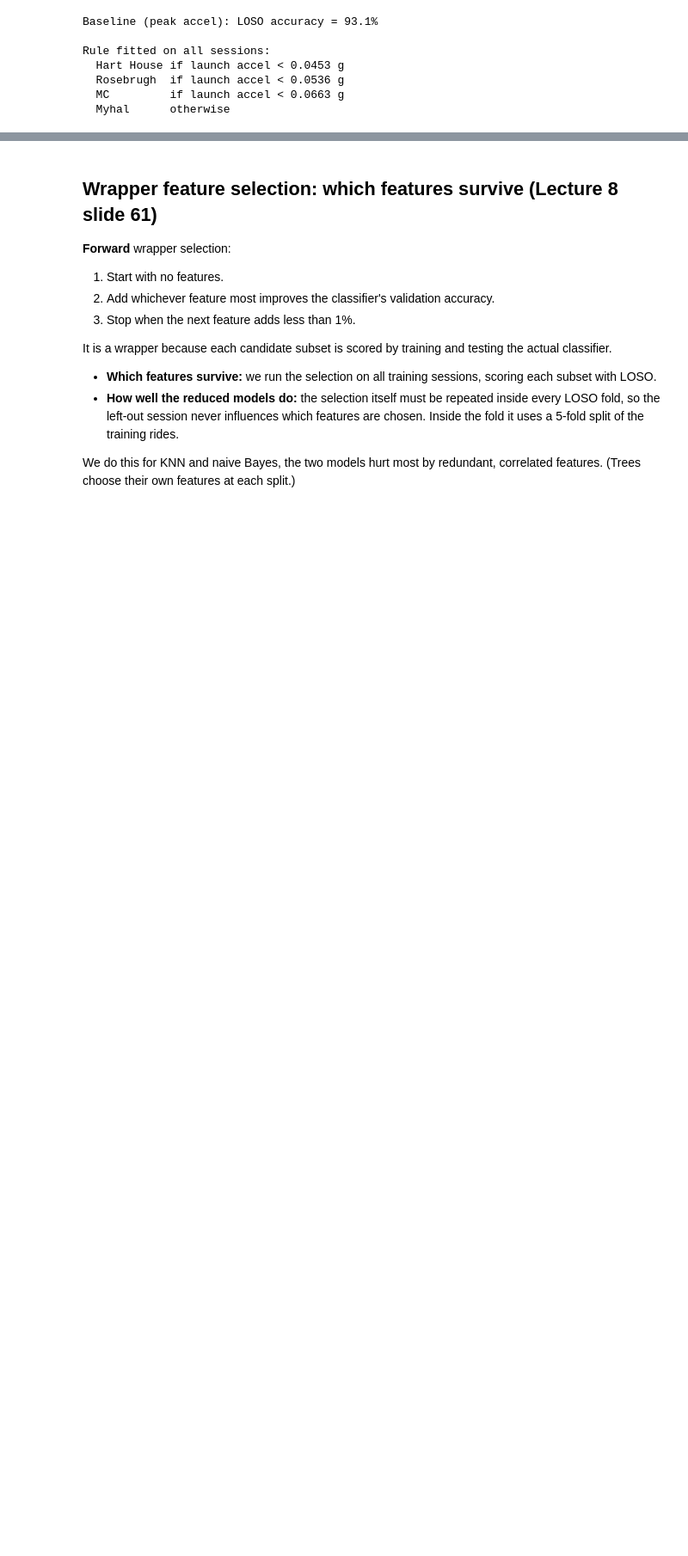
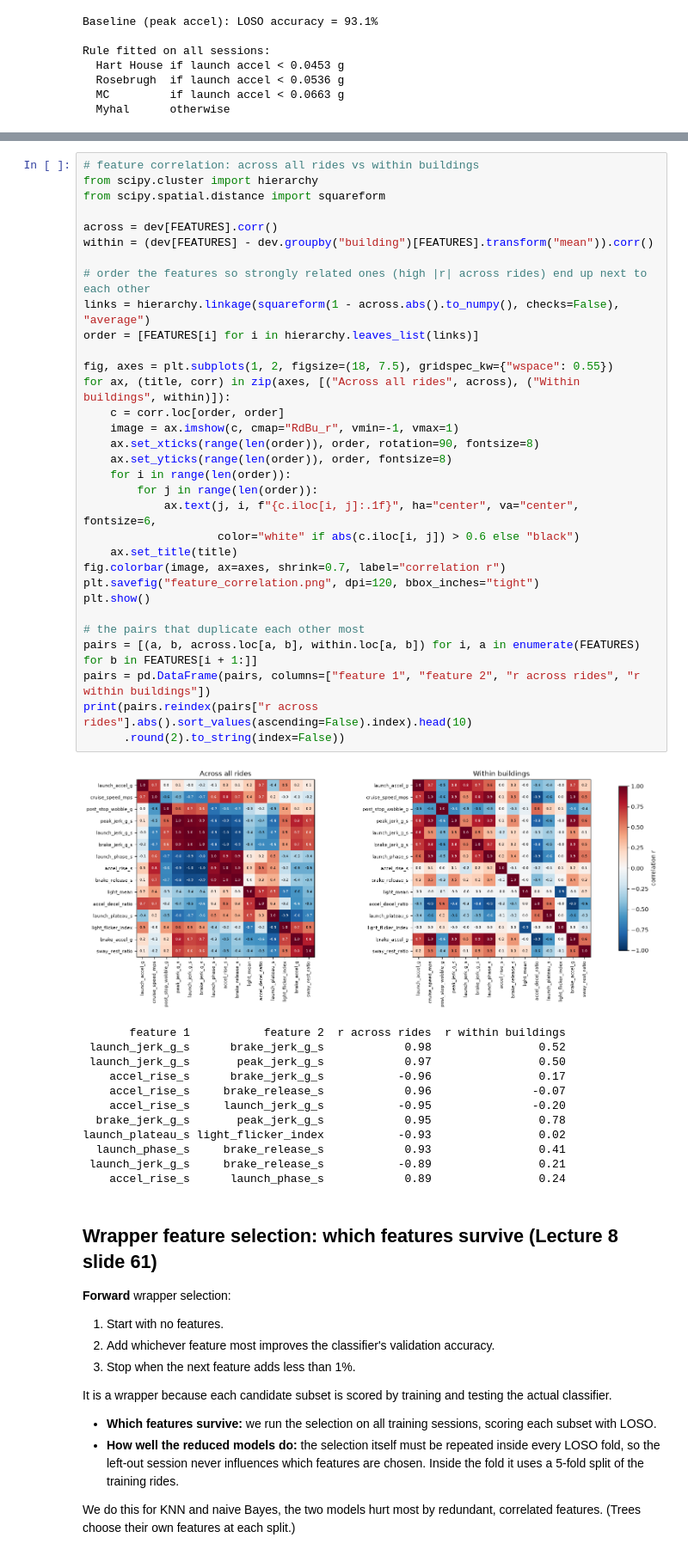
Before and after one commit to chrystalight/PATTERN-RECOGNITION, a Jupyter notebook: Classifier/elevator_classifier.ipynb, the cells around one changed output, grey strips where cells are left out. Shown at 86% size. Saved outputs shown, nothing was run; the diff lists cells and outputs as text; blank space fills up the shorter version.

```diff
--- a/Classifier/elevator_classifier.ipynb
+++ b/Classifier/elevator_classifier.ipynb
@@ -347,3 +366,48 @@ Rule fitted on all sessions:
+# %%
+# feature correlation: across all rides vs within buildings
+from scipy.cluster import hierarchy
+from scipy.spatial.distance import squareform
+
+across = dev[FEATURES].corr()
+within = (dev[FEATURES] - dev.groupby("building")[FEATURES].transform("mean")).corr()
+
+# order the features so strongly related ones (high |r| across rides) end up next to each other
+links = hierarchy.linkage(squareform(1 - across.abs().to_numpy(), checks=False), "average")
+order = [FEATURES[i] for i in hierarchy.leaves_list(links)]
+
+fig, axes = plt.subplots(1, 2, figsize=(18, 7.5), gridspec_kw={"wspace": 0.55})
+for ax, (title, corr) in zip(axes, [("Across all rides", across), ("Within buildings", within)]):
+    c = corr.loc[order, order]
+    image = ax.imshow(c, cmap="RdBu_r", vmin=-1, vmax=1)
+    ax.set_xticks(range(len(order)), order, rotation=90, fontsize=8)
+    ax.set_yticks(range(len(order)), order, fontsize=8)
+    for i in range(len(order)):
+        for j in range(len(order)):
+            ax.text(j, i, f"{c.iloc[i, j]:.1f}", ha="center", va="center", fontsize=6,
+                    color="white" if abs(c.iloc[i, j]) > 0.6 else "black")
+    ax.set_title(title)
+fig.colorbar(image, ax=axes, shrink=0.7, label="correlation r")
+plt.savefig("feature_correlation.png", dpi=120, bbox_inches="tight")
+plt.show()
+
+# the pairs that duplicate each other most
+pairs = [(a, b, across.loc[a, b], within.loc[a, b]) for i, a in enumerate(FEATURES) for b in FEATURES[i + 1:]]
+pairs = pd.DataFrame(pairs, columns=["feature 1", "feature 2", "r across rides", "r within buildings"])
+print(pairs.reindex(pairs["r across rides"].abs().sort_values(ascending=False).index).head(10)
+      .round(2).to_string(index=False))
+# %% [output]
+[figure, added]
+       feature 1           feature 2  r across rides  r within buildings
+ launch_jerk_g_s      brake_jerk_g_s            0.98                0.52
+ launch_jerk_g_s       peak_jerk_g_s            0.97                0.50
+    accel_rise_s      brake_jerk_g_s           -0.96                0.17
+    accel_rise_s     brake_release_s            0.96               -0.07
+    accel_rise_s     launch_jerk_g_s           -0.95               -0.20
+  brake_jerk_g_s       peak_jerk_g_s            0.95                0.78
+launch_plateau_s light_flicker_index           -0.93                0.02
+  launch_phase_s     brake_release_s            0.93                0.41
+ launch_jerk_g_s     brake_release_s           -0.89                0.21
+    accel_rise_s      launch_phase_s            0.89                0.24
 # %% [markdown]
 ## Wrapper feature selection: which features survive (Lecture 8 slide 61)
 
```
Also changed, not shown: parts of 1 cell of this notebook, 1 other file.
